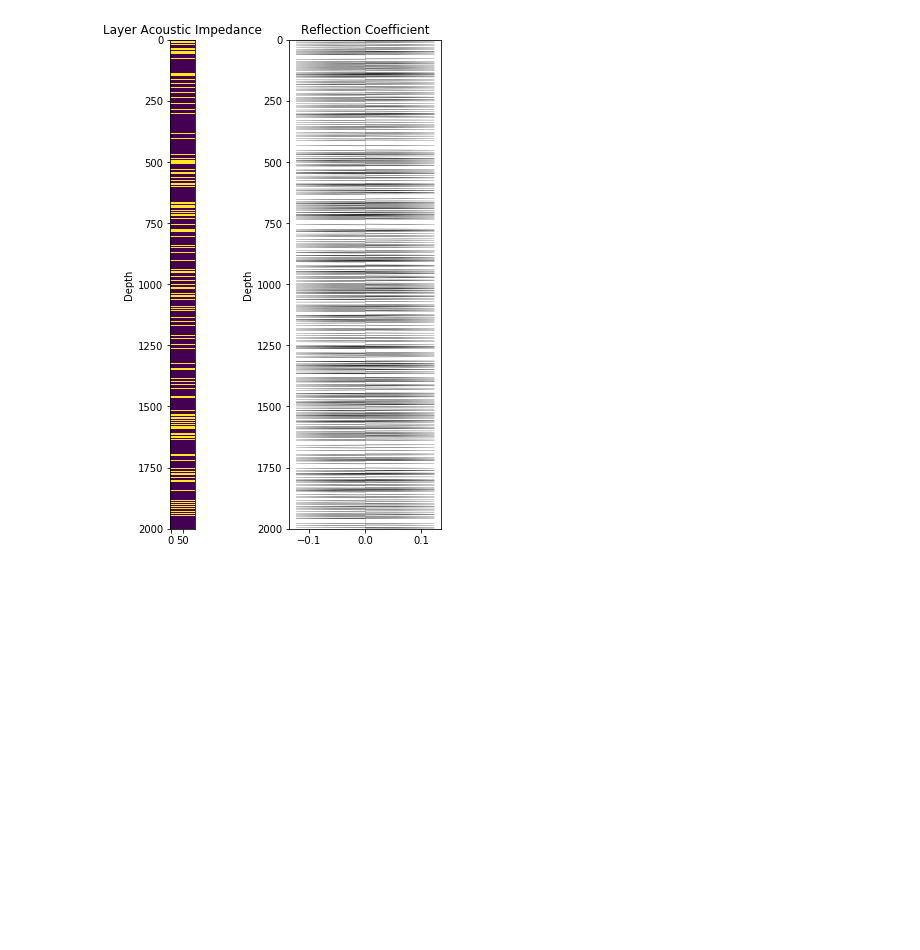
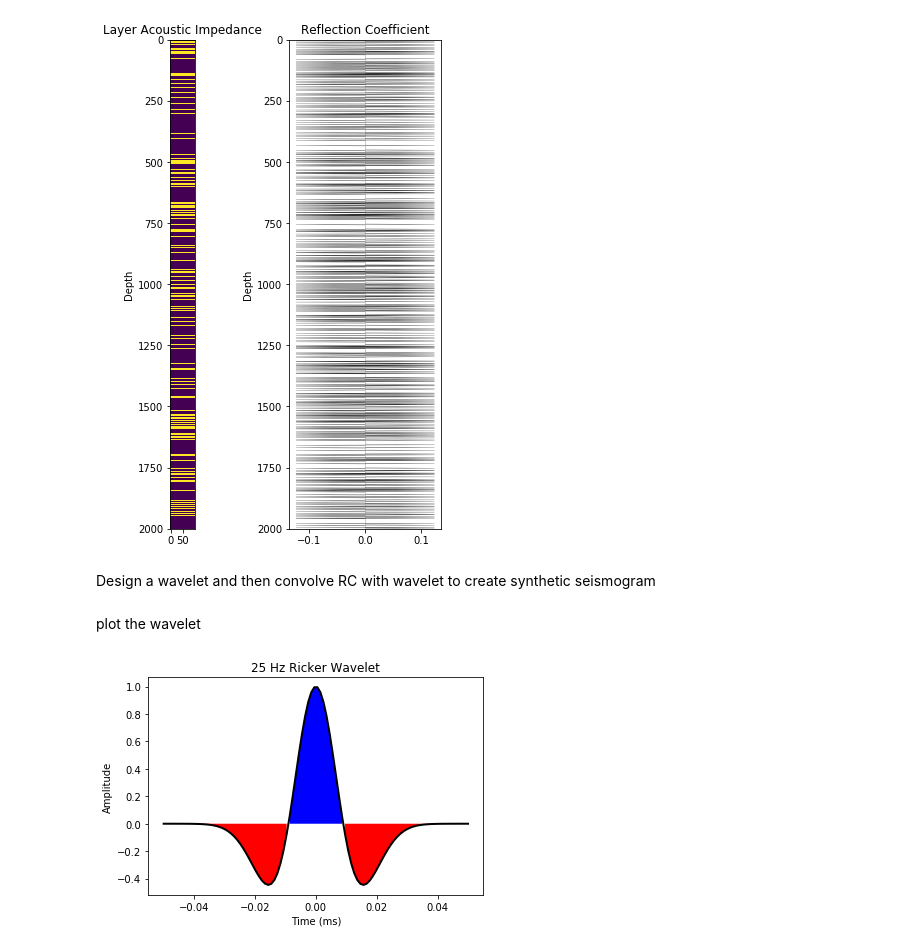
Before and after one commit to bdowdell/automatic_well_tie, a Jupyter notebook: nb/prototyping.ipynb, the cells around one changed output. Cells and saved outputs as stored; diff of their text form; code cells hidden in the pictures; blank space fills up the shorter version.

Commit message:
Calculates & Displays wavelet

```diff
--- a/nb/prototyping.ipynb
+++ b/nb/prototyping.ipynb
@@ -181,3 +181,26 @@ ax2.set_title('Reflection Coefficient')
 plt.show()
 # %% [output]
 [figure]
+# %% [markdown]
+Design a wavelet and then convolve RC with wavelet to create synthetic seismogram
+# %%
+def wavelet(duration=0.100, dt=0.001, f=25):
+    t = np.linspace(-duration / 2, (duration) / 2, int(duration / dt))
+    w = (1.0 - 2.0 * (np.pi ** 2) * (f ** 2) * (t ** 2)) * np.exp(-(np.pi ** 2) * (f ** 2) * (t ** 2))
+    return t, w
+# %%
+t, ricker25 = wavelet(duration=0.100, dt=0.001, f=25)
+# %% [markdown]
+plot the wavelet
+# %%
+fig = plt.figure(figsize=(6,4))
+ax = fig.add_subplot(1,1,1)
+ax.plot(t, ricker25, 'k', lw=2)
+ax.fill_between(t, 0, ricker25, where=ricker25>=0, facecolor='blue')
+ax.fill_between(t, ricker25, 0, where=ricker25<=0, facecolor='red')
+ax.set_xlabel('Time (ms)')
+ax.set_ylabel('Amplitude')
+ax.set_title('25 Hz Ricker Wavelet')
+plt.show()
+# %% [output]
+[figure, added]
```
